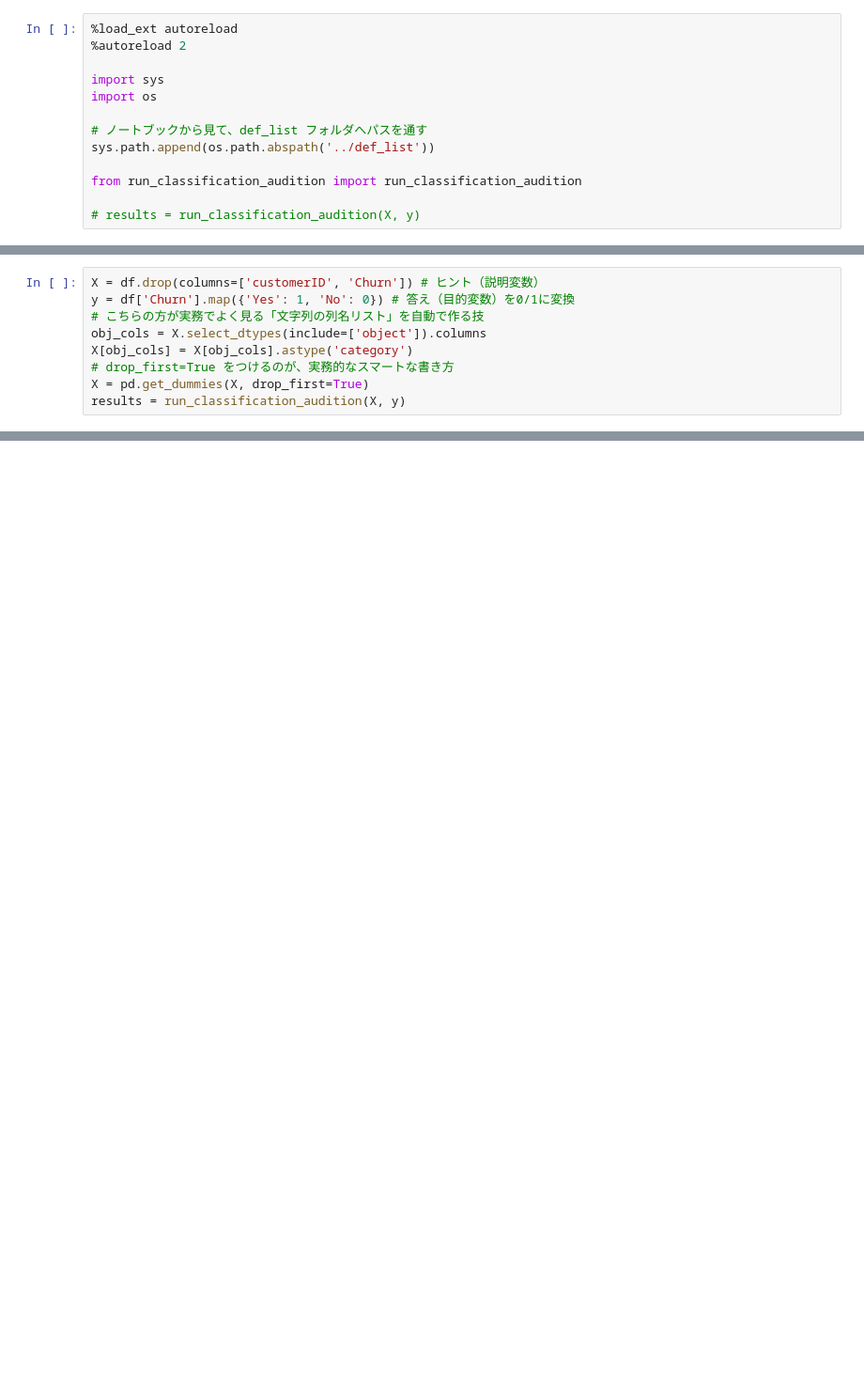
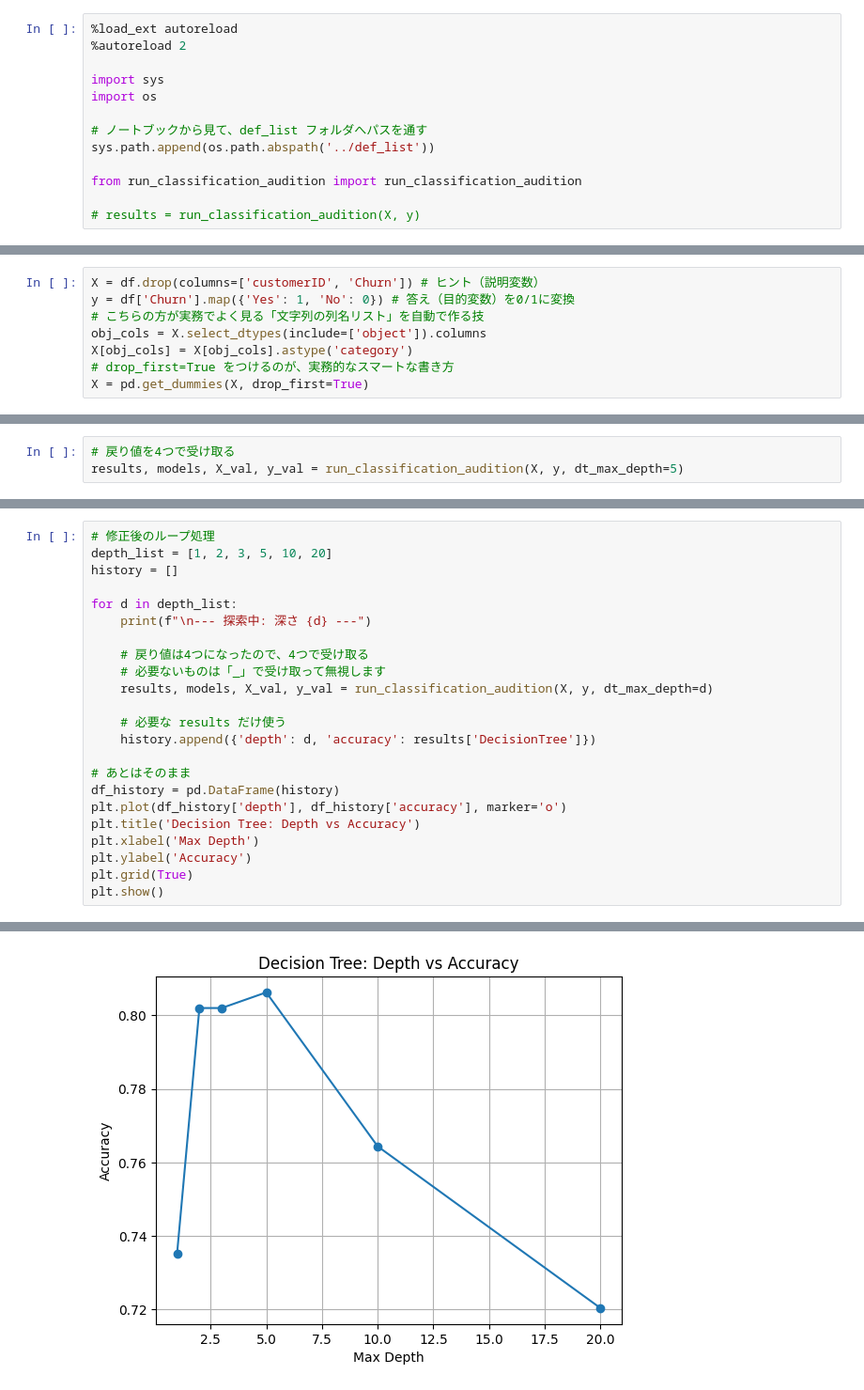
Before and after one commit to toshi-works/toshi-kaggle, a Jupyter notebook: Telco_Customer_Churn/Telco_Customer_Churn.ipynb, the cells around one changed output, grey strips where cells are left out. Shown at 94% size. Drawn from its saved outputs; the diff is of its cells as text; blank space fills up the shorter version.

```diff
--- a/Telco_Customer_Churn/Telco_Customer_Churn.ipynb
+++ b/Telco_Customer_Churn/Telco_Customer_Churn.ipynb
@@ -23,5 +63,4 @@ obj_cols = X.select_dtypes(include=['object']).columns
 X[obj_cols] = X[obj_cols].astype('category')
 # drop_first=True をつけるのが、実務的なスマートな書き方
 X = pd.get_dummies(X, drop_first=True)
-results = run_classification_audition(X, y)
 # %%
@@ -52,0 +95,3 @@ for name, pipe in results.items():
+# %%
+# 戻り値を4つで受け取る
+results, models, X_val, y_val = run_classification_audition(X, y, dt_max_depth=5)
@@ -52,0 +102,24 @@ for name, pipe in results.items():
+# %%
+# 修正後のループ処理
+depth_list = [1, 2, 3, 5, 10, 20]
+history = []
+
+for d in depth_list:
+    print(f"\n--- 探索中: 深さ {d} ---")
+
+    # 戻り値は4つになったので、4つで受け取る
+    # 必要ないものは「_」で受け取って無視します
+    results, models, X_val, y_val = run_classification_audition(X, y, dt_max_depth=d)
+
+    # 必要な results だけ使う
+    history.append({'depth': d, 'accuracy': results['DecisionTree']})
+
+# あとはそのまま
+df_history = pd.DataFrame(history)
+plt.plot(df_history['depth'], df_history['accuracy'], marker='o')
+plt.title('Decision Tree: Depth vs Accuracy')
+plt.xlabel('Max Depth')
+plt.ylabel('Accuracy')
+plt.grid(True)
+plt.show()
+# %% [output]
@@ -52,0 +143 @@ for name, pipe in results.items():
+[figure, added]
```
Also changed, not shown: parts of 9 cells of this notebook, 9 other files.
